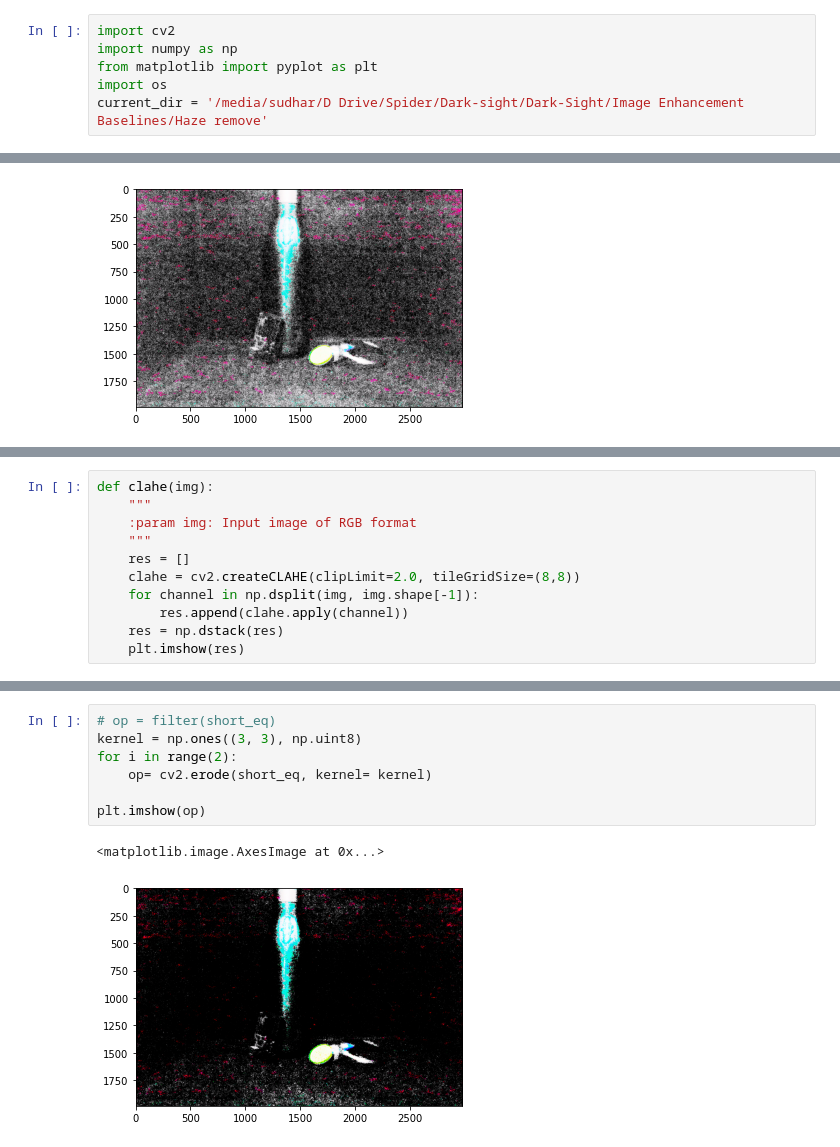
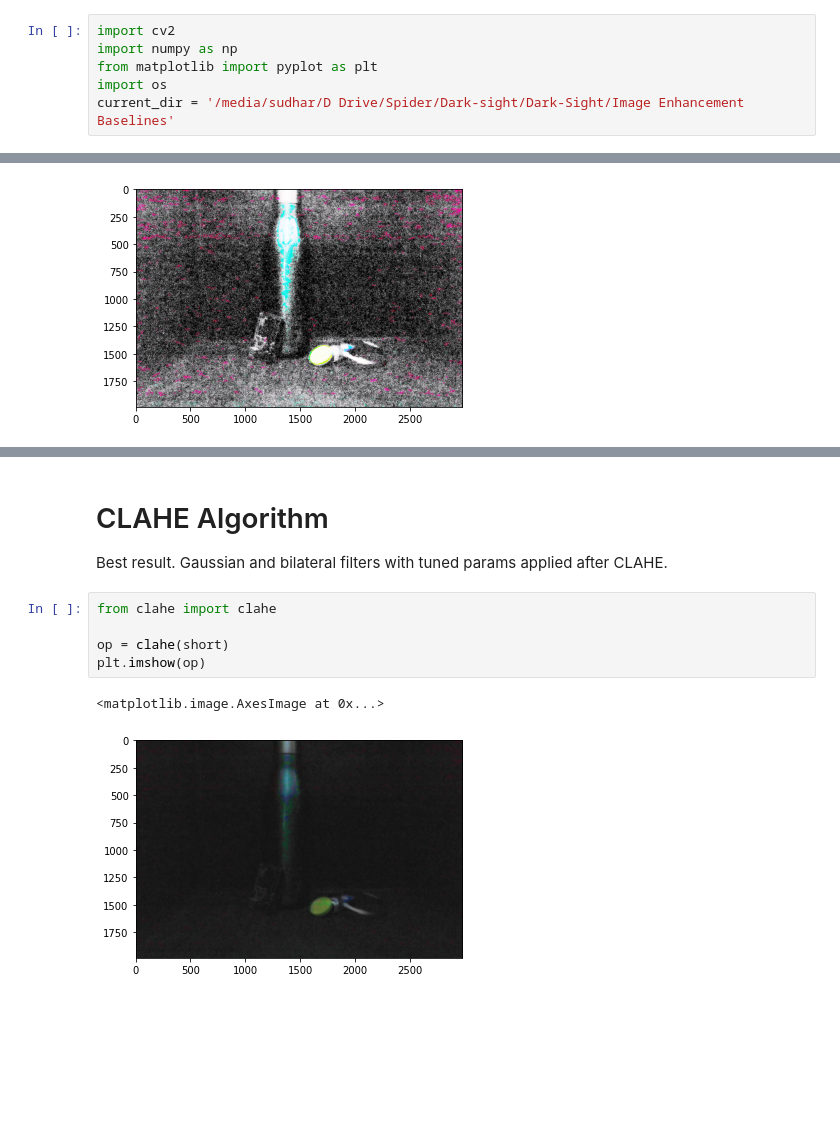
Before and after one commit to spider-tronix/Dark-Sight, a Jupyter notebook: Image Enhancement Baselines/Histogram Equalization.ipynb, the cells around one changed output, grey strips where cells are left out. Saved outputs shown, nothing was run; the diff lists cells and outputs as text; blank space fills up the shorter version.

```diff
--- a/Image Enhancement Baselines/Histogram Equalization.ipynb
+++ b/Image Enhancement Baselines/Histogram Equalization.ipynb
@@ -7,7 +7,7 @@ import cv2
 import numpy as np
 from matplotlib import pyplot as plt
 import os
-current_dir = '/media/sudhar/D Drive/Spider/Dark-sight/Dark-Sight/Image Enhancement Baselines/Haze remove'
+current_dir = '/media/sudhar/D Drive/Spider/Dark-sight/Dark-Sight/Image Enhancement Baselines'
 # %%
 def plot_hist(img):
     """
@@ -79,11 +66,0 @@ plot_hist(long_eq)
-# %%
-def clahe(img):
-    """
-    :param img: Input image of RGB format
-    """
-    res = []
-    clahe = cv2.createCLAHE(clipLimit=2.0, tileGridSize=(8,8))
-    for channel in np.dsplit(img, img.shape[-1]):
-        res.append(clahe.apply(channel))
-    res = np.dstack(res)
-    plt.imshow(res)
@@ -148,10 +67,12 @@ plt.imshow(short_eq)
-# %%
-# op = filter(short_eq)
-kernel = np.ones((3, 3), np.uint8)
-for i in range(2):
-    op= cv2.erode(short_eq, kernel= kernel)
-
-plt.imshow(op)
-# %% [output]
-<matplotlib.image.AxesImage at 0x...>
-[figure, removed]
+# %% [markdown]
+# CLAHE Algorithm
+Best result.
+Gaussian and bilateral filters with tuned params applied after CLAHE.
+# %%
+from clahe import clahe
+
+op = clahe(short)
+plt.imshow(op)
+# %% [output]
+<matplotlib.image.AxesImage at 0x...>
+[figure, added]
```
Also changed, not shown: parts of 6 cells of this notebook, 8 other files.
